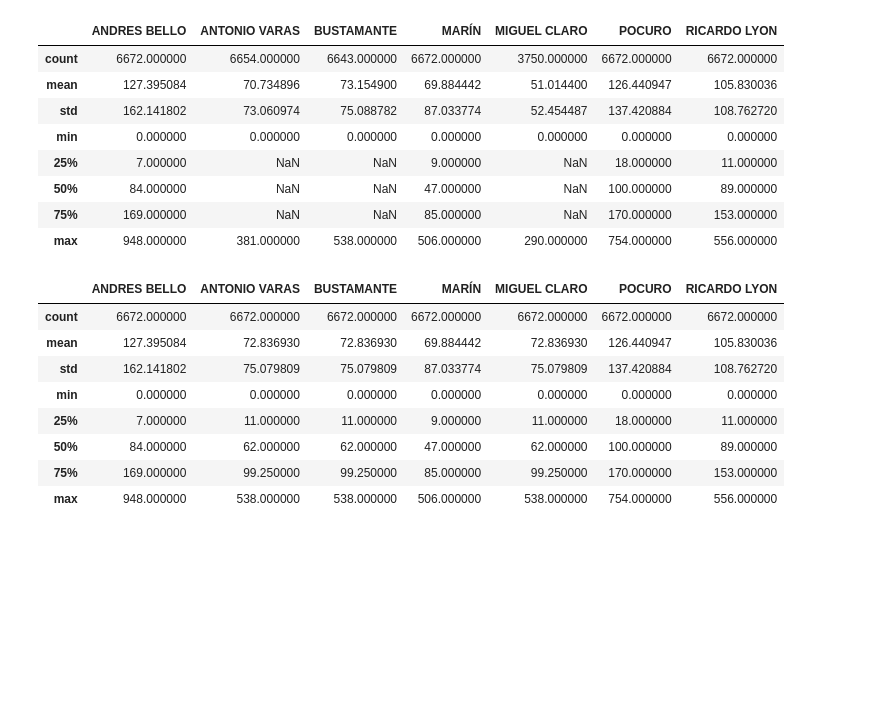
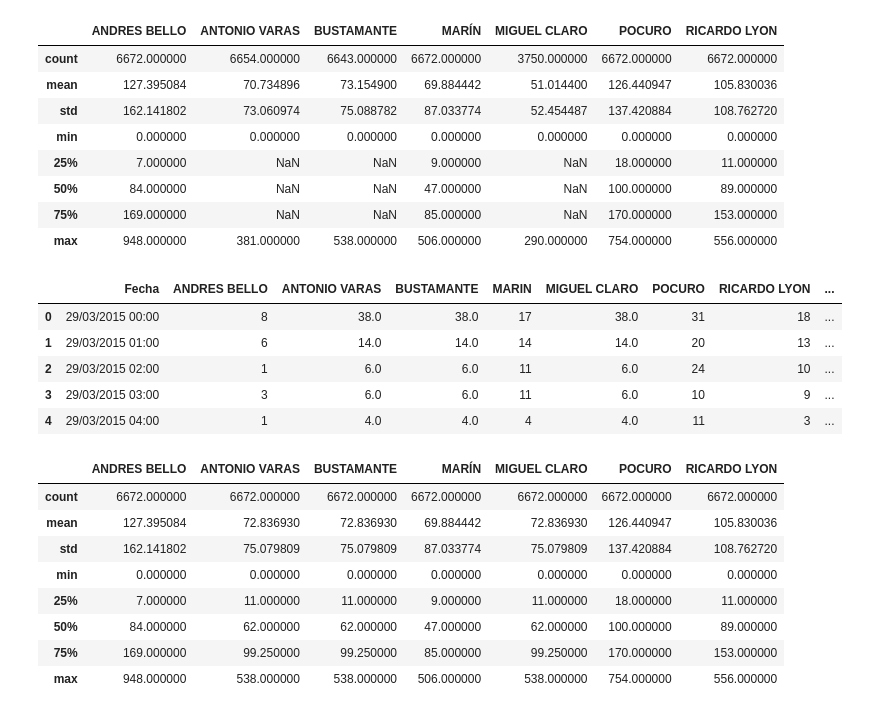
Before and after one commit to JotaSe/Bikeways-ML, a Jupyter notebook: providencia_bikeways.ipynb, the cells around one changed output. Cells and saved outputs as stored; diff of their text form; code cells hidden in the pictures; blank space fills up the shorter version.

```diff
--- a/providencia_bikeways.ipynb
+++ b/providencia_bikeways.ipynb
@@ -31,6 +31,17 @@ df.describe()
 | 50% | 84.000000 | NaN | NaN | 47.000000 | NaN | 100.000000 | 89.000000 |
 | 75% | 169.000000 | NaN | NaN | 85.000000 | NaN | 170.000000 | 153.000000 |
 | max | 948.000000 | 381.000000 | 538.000000 | 506.000000 | 290.000000 | 754.000000 | 556.000000 |
+# %%
+# normalize columns
+df = df.rename(index=str, columns={"MARÍN": "MARIN"})
+df.head()
+# %% [output]
+|  | Fecha | ANDRES BELLO | ANTONIO VARAS | BUSTAMANTE | MARIN | MIGUEL CLARO | POCURO | RICARDO LYON | ... |
+| 0 | 29/03/2015 00:00 | 8 | 38.0 | 38.0 | 17 | 38.0 | 31 | 18 | ... |
+| 1 | 29/03/2015 01:00 | 6 | 14.0 | 14.0 | 14 | 14.0 | 20 | 13 | ... |
+| 2 | 29/03/2015 02:00 | 1 | 6.0 | 6.0 | 11 | 6.0 | 24 | 10 | ... |
+| 3 | 29/03/2015 03:00 | 3 | 6.0 | 6.0 | 11 | 6.0 | 10 | 9 | ... |
+| 4 | 29/03/2015 04:00 | 1 | 4.0 | 4.0 | 4 | 4.0 | 11 | 3 | ... |
 # %%
 # MIGUEL CLARO, ANTONIO VARAS and BUSTAMANTE have missing values,
 # if you see the max count it's 6672, and those have less than that
```
Also changed, not shown: parts of 3 cells of this notebook.
